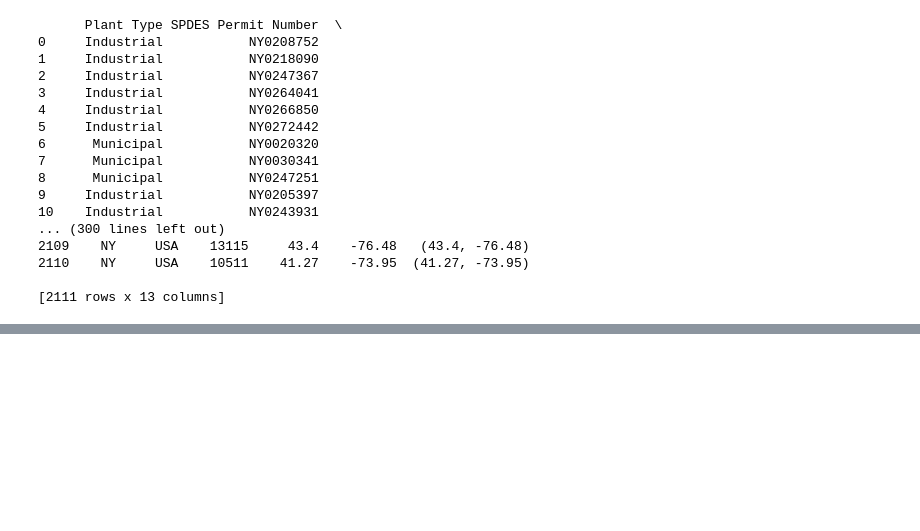
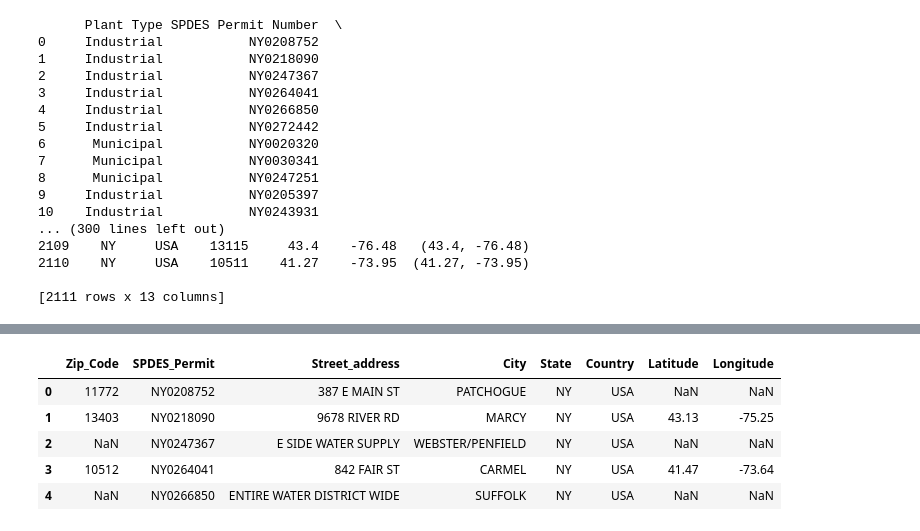
Before and after one commit to fender190/ETL-Project, a Jupyter notebook: ETL Project.ipynb, the cells around one changed output, grey strips where cells are left out. Drawn from its saved outputs; the diff is of its cells as text; code cells hidden in the pictures; blank space fills up the shorter version.

```diff
--- a/ETL Project.ipynb
+++ b/ETL Project.ipynb
@@ -50,4 +83,11 @@ Facilities_df.head()
 # %%
 # Table 2, locations
-location_df = facilities_info_df[['Zip Code','SPDES Permit Number','Street','City','State','Country','Latitude','Longitude']].copy()
+location_df = new_data[['Zip_Code','SPDES_Permit','Street_address','City','State','Country','Latitude','Longitude']].copy()
 location_df.head()
+# %% [output]
+|  | Zip_Code | SPDES_Permit | Street_address | City | State | Country | Latitude | Longitude |
+| 0 | 11772 | NY0208752 | 387 E MAIN ST | PATCHOGUE | NY | USA | NaN | NaN |
+| 1 | 13403 | NY0218090 | 9678 RIVER RD | MARCY | NY | USA | 43.13 | -75.25 |
+| 2 | NaN | NY0247367 | E SIDE WATER SUPPLY | WEBSTER/PENFIELD | NY | USA | NaN | NaN |
+| 3 | 10512 | NY0264041 | 842 FAIR ST | CARMEL | NY | USA | 41.47 | -73.64 |
+| 4 | NaN | NY0266850 | ENTIRE WATER DISTRICT WIDE | SUFFOLK | NY | USA | NaN | NaN |
```
Also changed, not shown: parts of 17 cells of this notebook, 5 other files.
